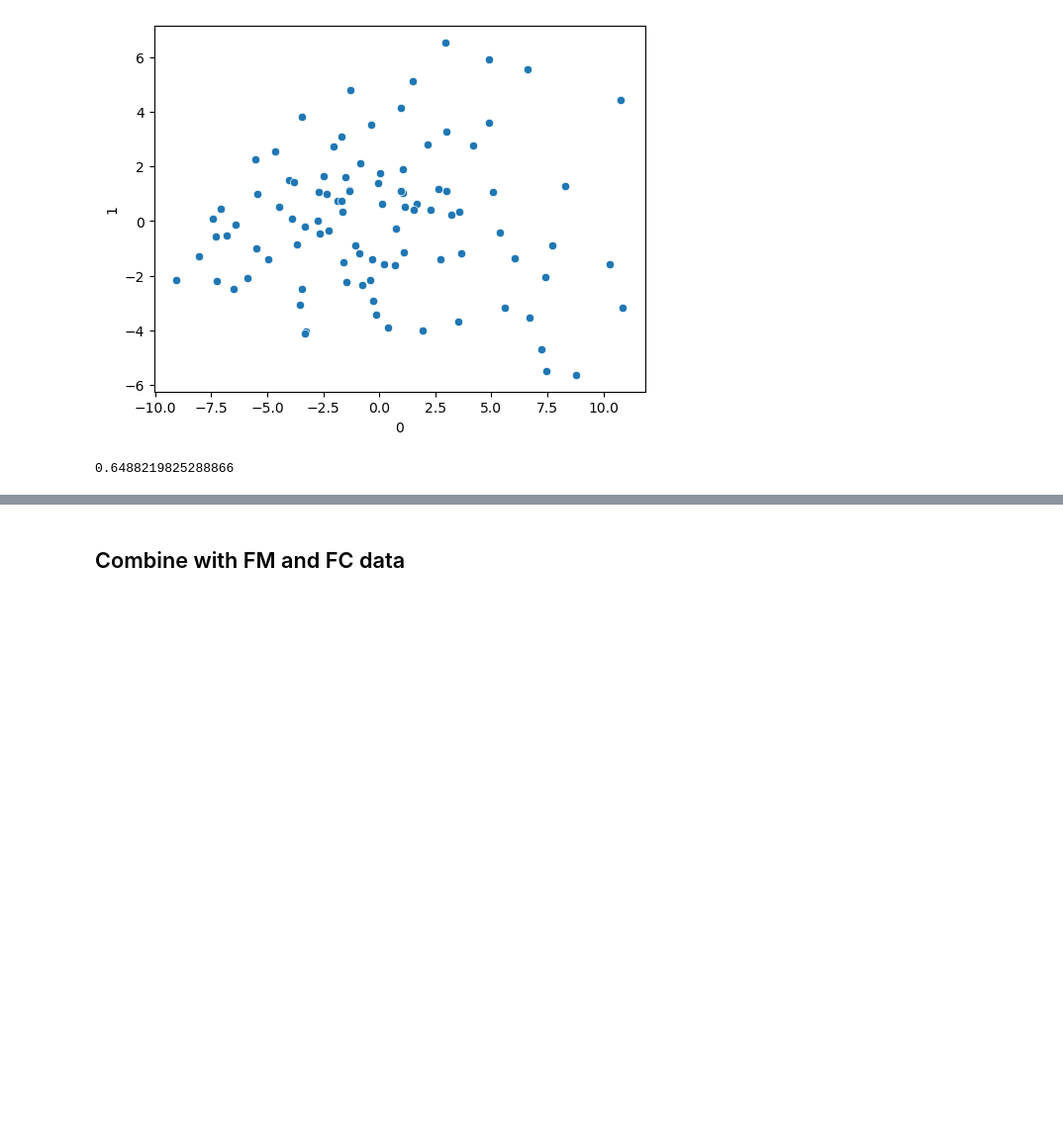
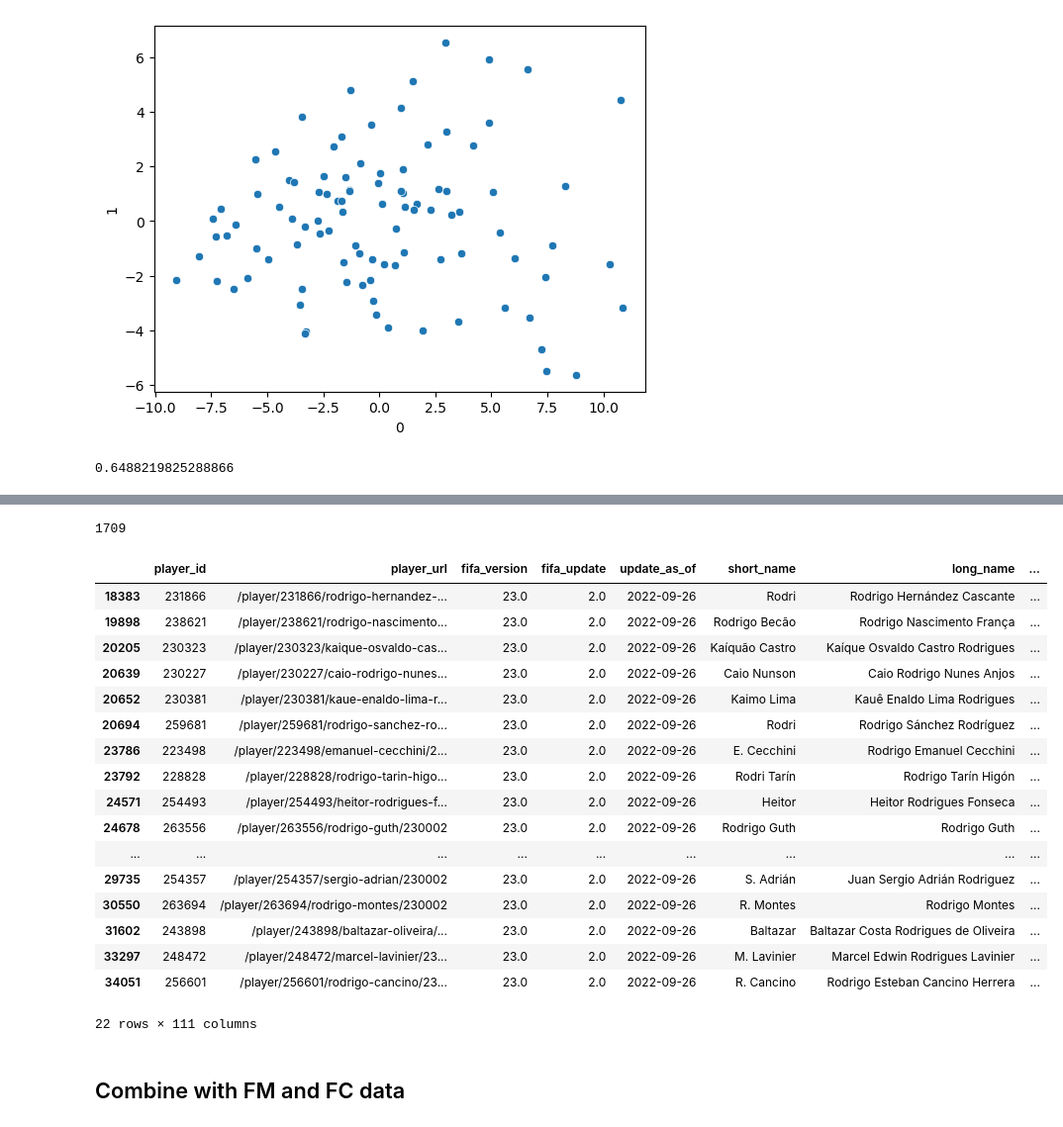
Before and after one commit to alibekk93/FM_skills_prediction, a Jupyter notebook: notebooks/01_data_preparation.ipynb, the cells around one changed output, grey strips where cells are left out. Shown at 99% size. Drawn from its saved outputs; the diff is of its cells as text; code cells hidden in the pictures; blank space fills up the shorter version.

```diff
--- a/notebooks/01_data_preparation.ipynb
+++ b/notebooks/01_data_preparation.ipynb
@@ -181,0 +202,3 @@ team_pca.to_csv(f'data/{season}_team_pca.csv')
+# %%
+fbref_meandiff_df['yob'] = fbref_meandiff_df['_Born_']
+fbref_yob_grouped = fbref_meandiff_df.groupby('yob')
@@ -182,2 +209,31 @@ team_pca.to_csv(f'data/{season}_team_pca.csv')
+# %%
+FC_data['name_match'] = FC_data.progress_apply(lambda row: get_best_match(
+    row['long_name'], row['yob'], grouped_df=fbref_yob_grouped,
+    player_col='_Player_', threshold=80), axis=1)
+# %%
+FC_data['name_match'].nunique()
+# %% [output]
+1709
+# %%
+FC_data[FC_data['name_match'] == 'Rodri']
+# %% [output]
+|  | player_id | player_url | fifa_version | fifa_update | update_as_of | short_name | long_name | ... |
+| 18383 | 231866 | /player/231866/rodrigo-hernandez-... | 23.0 | 2.0 | 2022-09-26 | Rodri | Rodrigo Hernández Cascante | ... |
+| 19898 | 238621 | /player/238621/rodrigo-nascimento... | 23.0 | 2.0 | 2022-09-26 | Rodrigo Becão | Rodrigo Nascimento França | ... |
+| 20205 | 230323 | /player/230323/kaique-osvaldo-cas... | 23.0 | 2.0 | 2022-09-26 | Kaíquão Castro | Kaíque Osvaldo Castro Rodrigues | ... |
+| 20639 | 230227 | /player/230227/caio-rodrigo-nunes... | 23.0 | 2.0 | 2022-09-26 | Caio Nunson | Caio Rodrigo Nunes Anjos | ... |
+| 20652 | 230381 | /player/230381/kaue-enaldo-lima-r... | 23.0 | 2.0 | 2022-09-26 | Kaimo Lima | Kauê Enaldo Lima Rodrigues | ... |
+| 20694 | 259681 | /player/259681/rodrigo-sanchez-ro... | 23.0 | 2.0 | 2022-09-26 | Rodri | Rodrigo Sánchez Rodríguez | ... |
+| 23786 | 223498 | /player/223498/emanuel-cecchini/2... | 23.0 | 2.0 | 2022-09-26 | E. Cecchini | Rodrigo Emanuel Cecchini | ... |
+| 23792 | 228828 | /player/228828/rodrigo-tarin-higo... | 23.0 | 2.0 | 2022-09-26 | Rodri Tarín | Rodrigo Tarín Higón | ... |
+| 24571 | 254493 | /player/254493/heitor-rodrigues-f... | 23.0 | 2.0 | 2022-09-26 | Heitor | Heitor Rodrigues Fonseca | ... |
+| 24678 | 263556 | /player/263556/rodrigo-guth/230002 | 23.0 | 2.0 | 2022-09-26 | Rodrigo Guth | Rodrigo Guth | ... |
+| ... | ... | ... | ... | ... | ... | ... | ... | ... |
+| 29735 | 254357 | /player/254357/sergio-adrian/230002 | 23.0 | 2.0 | 2022-09-26 | S. Adrián | Juan Sergio Adrián Rodriguez | ... |
+| 30550 | 263694 | /player/263694/rodrigo-montes/230002 | 23.0 | 2.0 | 2022-09-26 | R. Montes | Rodrigo Montes | ... |
+| 31602 | 243898 | /player/243898/baltazar-oliveira/... | 23.0 | 2.0 | 2022-09-26 | Baltazar | Baltazar Costa Rodrigues de Oliveira | ... |
+| 33297 | 248472 | /player/248472/marcel-lavinier/23... | 23.0 | 2.0 | 2022-09-26 | M. Lavinier | Marcel Edwin Rodrigues Lavinier | ... |
+| 34051 | 256601 | /player/256601/rodrigo-cancino/23... | 23.0 | 2.0 | 2022-09-26 | R. Cancino | Rodrigo Esteban Cancino Herrera | ... |
+22 rows × 111 columns
 # %% [markdown]
 ## Combine with FM and FC data
```
Also changed, not shown: parts of 8 cells of this notebook.
